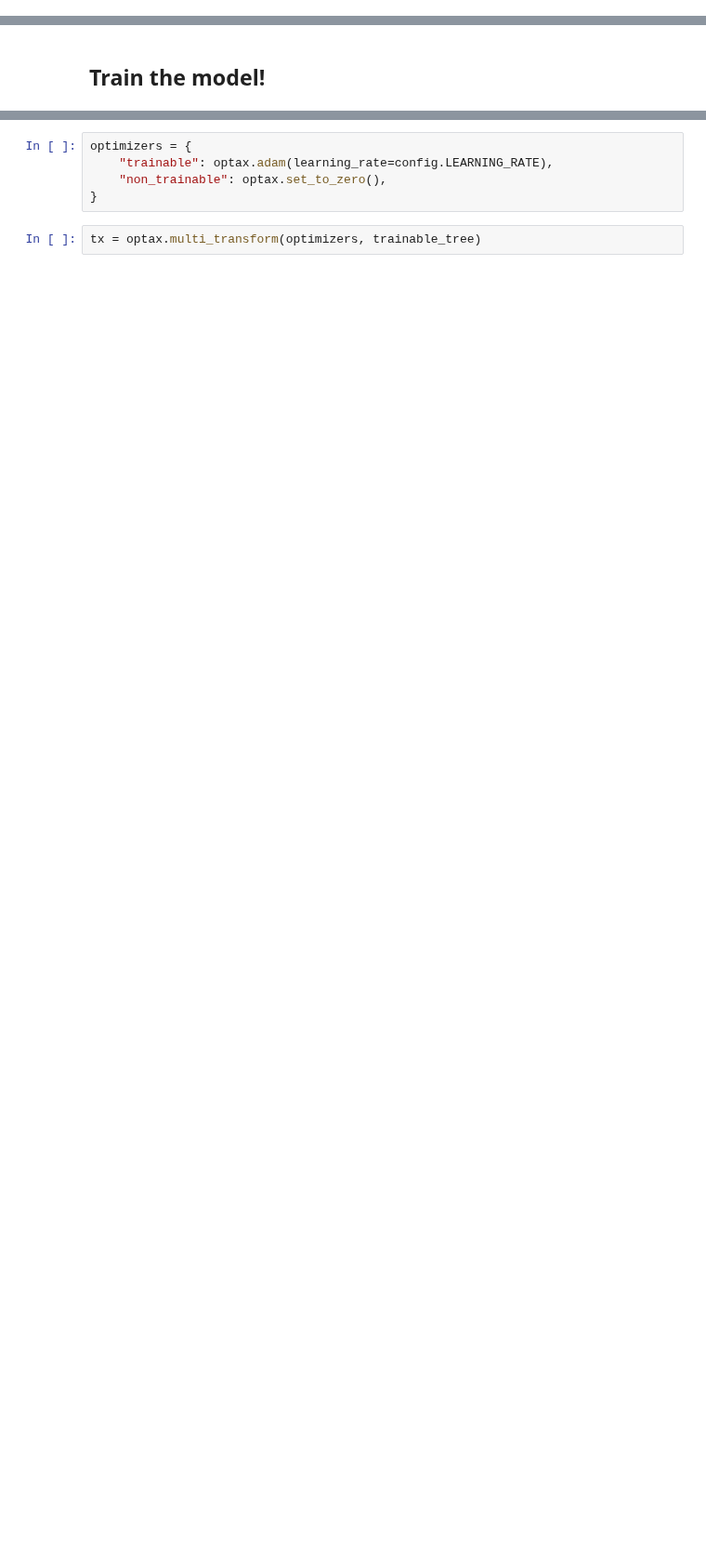
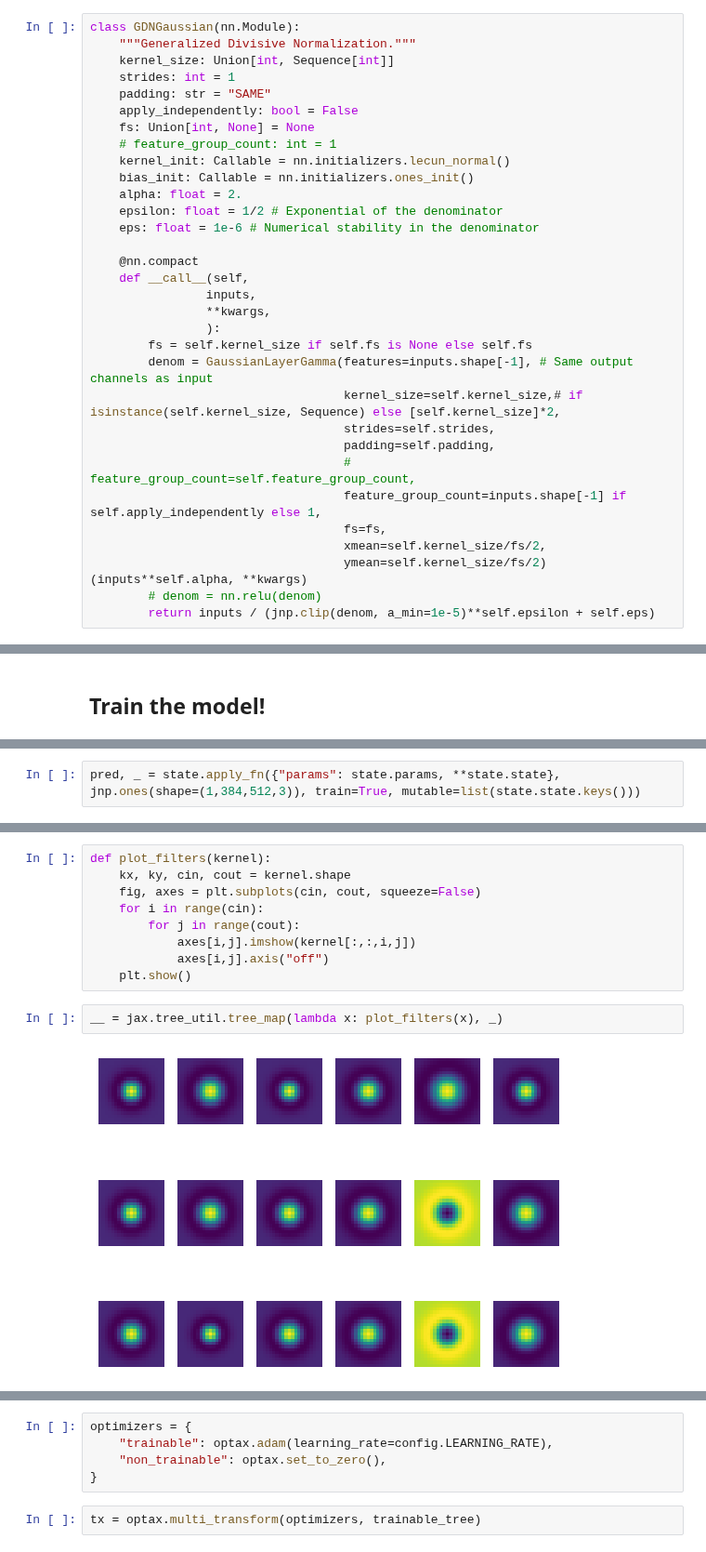
Before and after one commit to Jorgvt/perceptnet, a Jupyter notebook: Notebooks/13_JaX/13_03_V15/13_03_00_PerceptNet15.ipynb, the cells around one changed output, grey strips where cells are left out. Shown at 93% size. Drawn from its saved outputs; the diff is of its cells as text; blank space fills up the shorter version.

```diff
--- a/Notebooks/13_JaX/13_03_V15/13_03_00_PerceptNet15.ipynb
+++ b/Notebooks/13_JaX/13_03_V15/13_03_00_PerceptNet15.ipynb
@@ -160,3 +147,35 @@ Subclasses:
+# %%
+class GDNGaussian(nn.Module):
+    """Generalized Divisive Normalization."""
+    kernel_size: Union[int, Sequence[int]]
+    strides: int = 1
+    padding: str = "SAME"
+    apply_independently: bool = False
+    fs: Union[int, None] = None
+    # feature_group_count: int = 1
+    kernel_init: Callable = nn.initializers.lecun_normal()
+    bias_init: Callable = nn.initializers.ones_init()
+    alpha: float = 2.
+    epsilon: float = 1/2 # Exponential of the denominator
+    eps: float = 1e-6 # Numerical stability in the denominator
+
+    @nn.compact
+    def __call__(self,
+                inputs,
+                **kwargs,
+                ):
+        fs = self.kernel_size if self.fs is None else self.fs
+        denom = GaussianLayerGamma(features=inputs.shape[-1], # Same output channels as input
+                                   kernel_size=self.kernel_size,# if isinstance(self.kernel_size, Sequence) else [self.kernel_size]*2,
+                                   strides=self.strides,
+                                   padding=self.padding,
+                                   # feature_group_count=self.feature_group_count,
+                                   feature_group_count=inputs.shape[-1] if self.apply_independently else 1,
+                                   fs=fs,
+                                   xmean=self.kernel_size/fs/2,
+                                   ymean=self.kernel_size/fs/2)(inputs**self.alpha, **kwargs)
+        # denom = nn.relu(denom)
+        return inputs / (jnp.clip(denom, a_min=1e-5)**self.epsilon + self.eps)
 # %%
 class PerceptNet(nn.Module):
     """IQA model inspired by the visual system."""
@@ -323,0 +310,2 @@ import flax
+# %%
+pred, _ = state.apply_fn({"params": state.params, **state.state}, jnp.ones(shape=(1,384,512,3)), train=True, mutable=list(state.state.keys()))
@@ -323,0 +314,13 @@ import flax
+# %%
+def plot_filters(kernel):
+    kx, ky, cin, cout = kernel.shape
+    fig, axes = plt.subplots(cin, cout, squeeze=False)
+    for i in range(cin):
+        for j in range(cout):
+            axes[i,j].imshow(kernel[:,:,i,j])
+            axes[i,j].axis("off")
+    plt.show()
+# %%
+__ = jax.tree_util.tree_map(lambda x: plot_filters(x), _)
+# %% [output]
+[figure, added]
```
Also changed, not shown: parts of 52 cells of this notebook.
